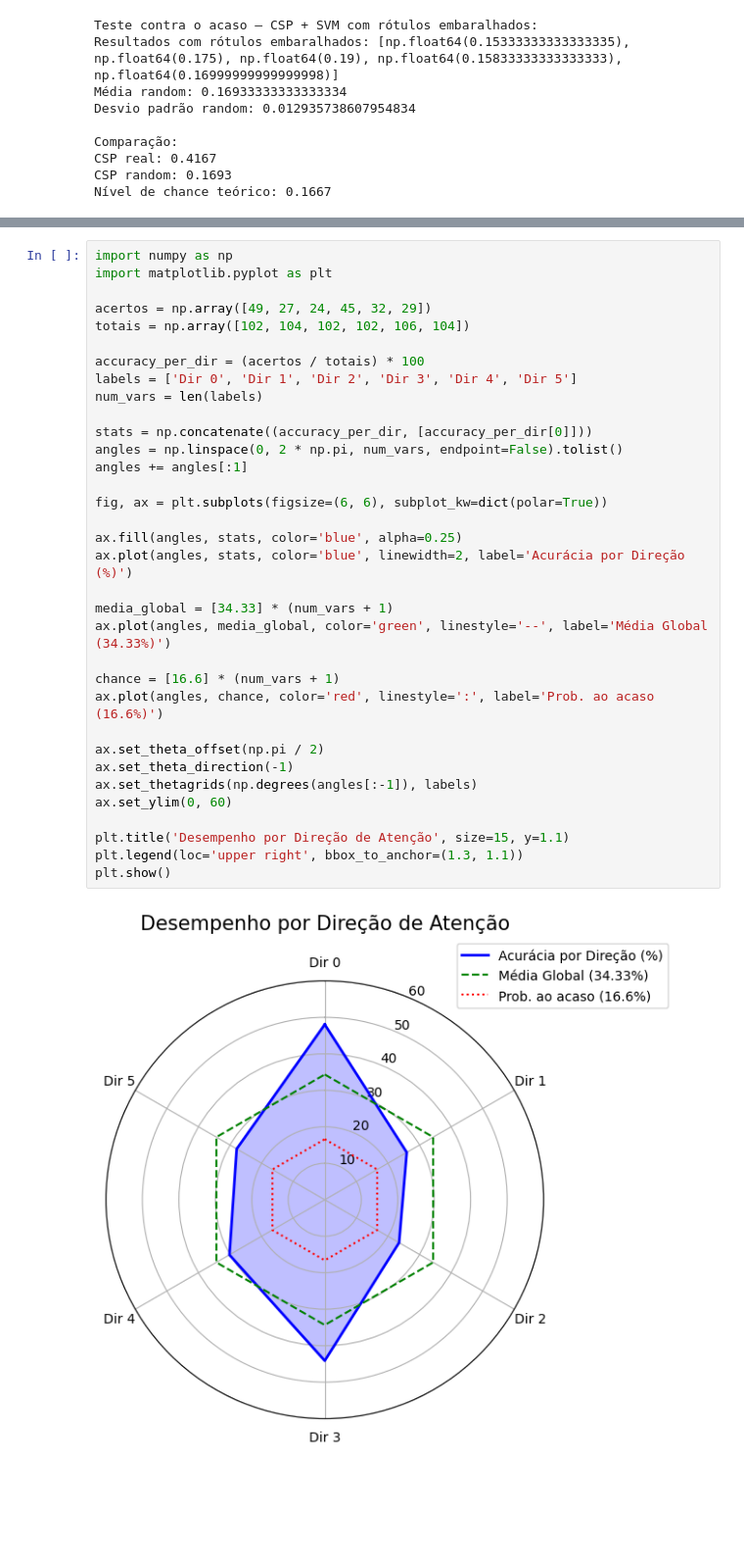
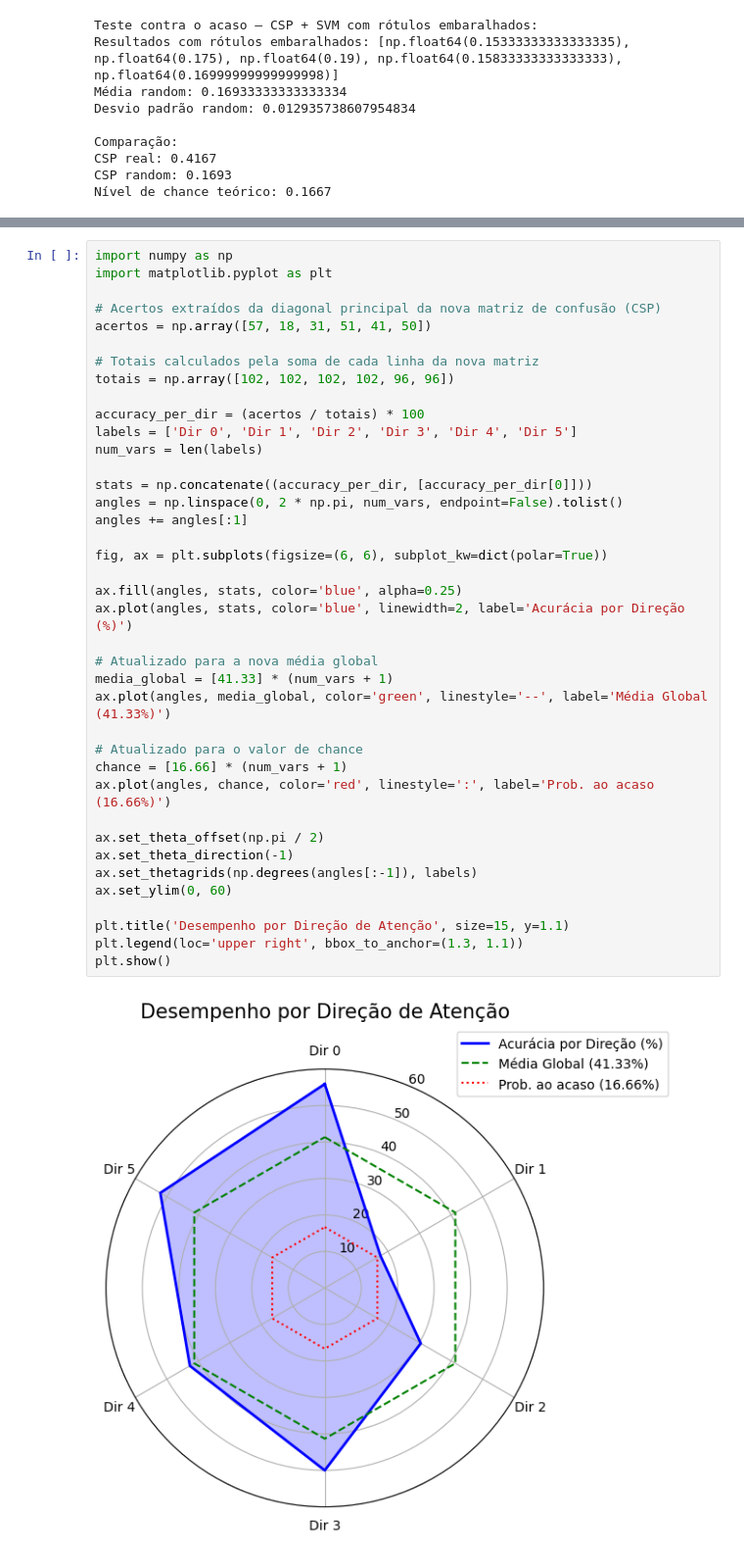
Before and after one commit to amandachipolito/Trabalho-BCI, a Jupyter notebook: main.ipynb, the cells around one changed output, grey strips where cells are left out. Shown at 98% size. Cells and saved outputs as stored; diff of their text form; blank space fills up the shorter version.

```diff
--- a/main.ipynb
+++ b/main.ipynb
@@ -1300,36 +1339,41 @@ O objetivo é verificar se a inclusão de informações espaciais, intrínseca a
 # %%
 import numpy as np
 import matplotlib.pyplot as plt
 
-acertos = np.array([49, 27, 24, 45, 32, 29])
-totais = np.array([102, 104, 102, 102, 106, 104])
+# Acertos extraídos da diagonal principal da nova matriz de confusão (CSP)
+acertos = np.array([57, 18, 31, 51, 41, 50])
+
+# Totais calculados pela soma de cada linha da nova matriz
+totais = np.array([102, 102, 102, 102, 96, 96])
 
 accuracy_per_dir = (acertos / totais) * 100
 labels = ['Dir 0', 'Dir 1', 'Dir 2', 'Dir 3', 'Dir 4', 'Dir 5']
 num_vars = len(labels)
 
 stats = np.concatenate((accuracy_per_dir, [accuracy_per_dir[0]]))
 angles = np.linspace(0, 2 * np.pi, num_vars, endpoint=False).tolist()
 angles += angles[:1]
 
 fig, ax = plt.subplots(figsize=(6, 6), subplot_kw=dict(polar=True))
 
 ax.fill(angles, stats, color='blue', alpha=0.25)
 ax.plot(angles, stats, color='blue', linewidth=2, label='Acurácia por Direção (%)')
 
-media_global = [34.33] * (num_vars + 1)
-ax.plot(angles, media_global, color='green', linestyle='--', label='Média Global (34.33%)')
+# Atualizado para a nova média global
+media_global = [41.33] * (num_vars + 1)
+ax.plot(angles, media_global, color='green', linestyle='--', label='Média Global (41.33%)')
 
-chance = [16.6] * (num_vars + 1)
-ax.plot(angles, chance, color='red', linestyle=':', label='Prob. ao acaso (16.6%)')
+# Atualizado para o valor de chance
+chance = [16.66] * (num_vars + 1)
+ax.plot(angles, chance, color='red', linestyle=':', label='Prob. ao acaso (16.66%)')
 
 ax.set_theta_offset(np.pi / 2)
 ax.set_theta_direction(-1)
 ax.set_thetagrids(np.degrees(angles[:-1]), labels)
 ax.set_ylim(0, 60)
 
 plt.title('Desempenho por Direção de Atenção', size=15, y=1.1)
 plt.legend(loc='upper right', bbox_to_anchor=(1.3, 1.1))
 plt.show()
 # %% [output]
-[figure, old version]
+[figure, new version]
```
Also changed, not shown: parts of 8 cells of this notebook.
